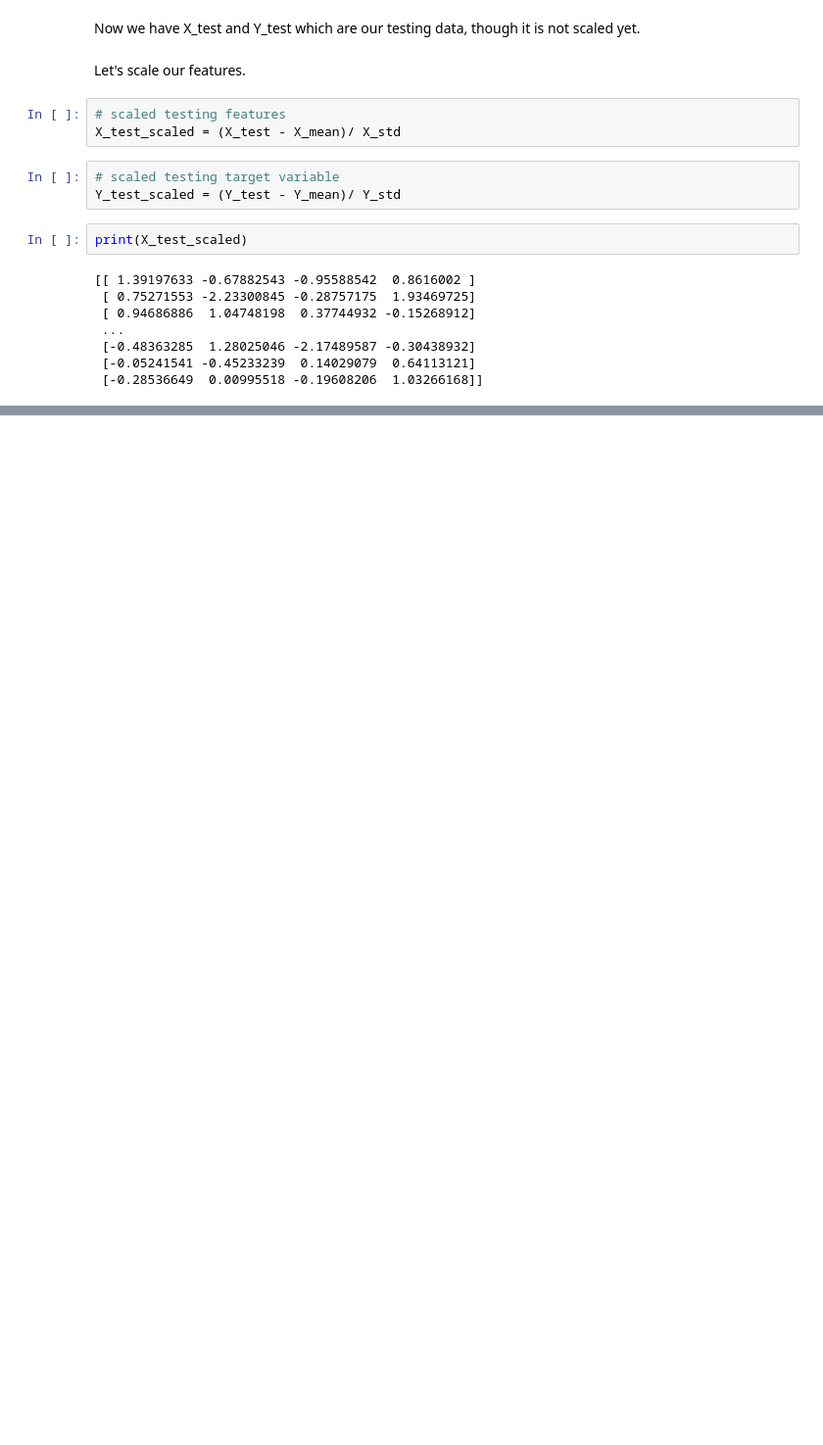
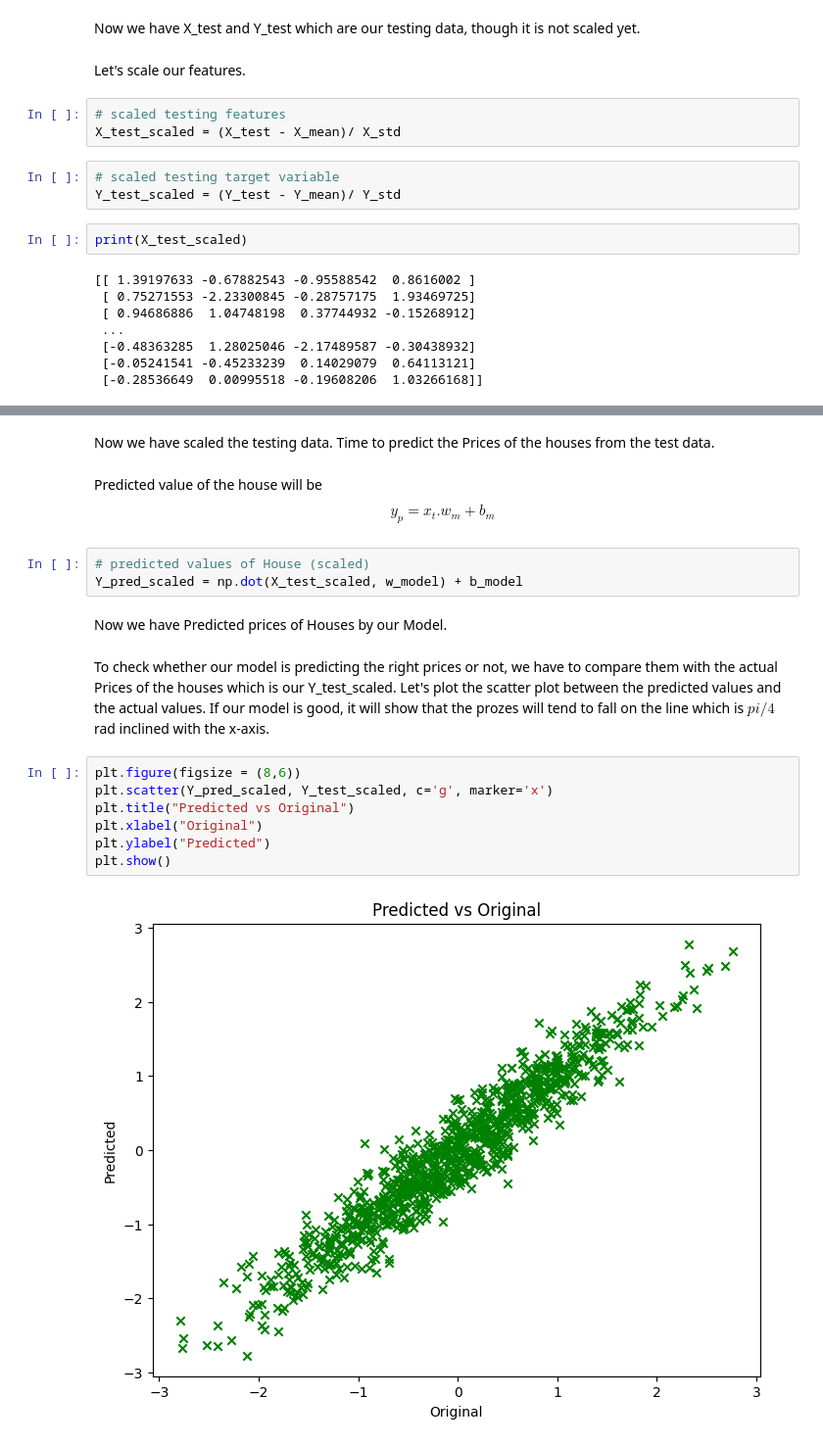
Before and after one commit to stuphy13/ReelEstate, a Jupyter notebook: ReelEstate.ipynb, the cells around one changed output, grey strips where cells are left out. Shown: that part at 98% size. Saved outputs shown, nothing was run; the diff lists cells and outputs as text; blank space fills up the shorter version.

Commit message:
testing and model evaluation

```diff
--- a/ReelEstate.ipynb
+++ b/ReelEstate.ipynb
@@ -488,0 +497,20 @@ print(Y_test_scaled[0:4])
+# %% [markdown]
+Now we have scaled the testing data. Time to predict the Prices of the houses from the test data.
+# %% [markdown]
+Predicted value of the house will be $$ y_p = x_t . w_m + b_m $$
+# %%
+# predicted values of House (scaled)
+Y_pred_scaled = np.dot(X_test_scaled, w_model) + b_model
+# %% [markdown]
+Now we have Predicted prices of Houses by our Model.
+# %% [markdown]
+To check whether our model is predicting the right prices or not, we have to compare them with the actual Prices of the houses which is our Y_test_scaled. Let's plot the scatter plot between the predicted values and the actual values. If our model is good, it will show that the prozes will tend to fall on the line which is $ pi/4 $ rad inclined with the x-axis.
+# %%
+plt.figure(figsize = (8,6))
+plt.scatter(Y_pred_scaled, Y_test_scaled, c='g', marker='x')
+plt.title("Predicted vs Original")
+plt.xlabel("Original")
+plt.ylabel("Predicted")
+plt.show()
+# %% [output]
+[figure, added]
```
Also changed, not shown: parts of 5 cells of this notebook, 1 other file.
